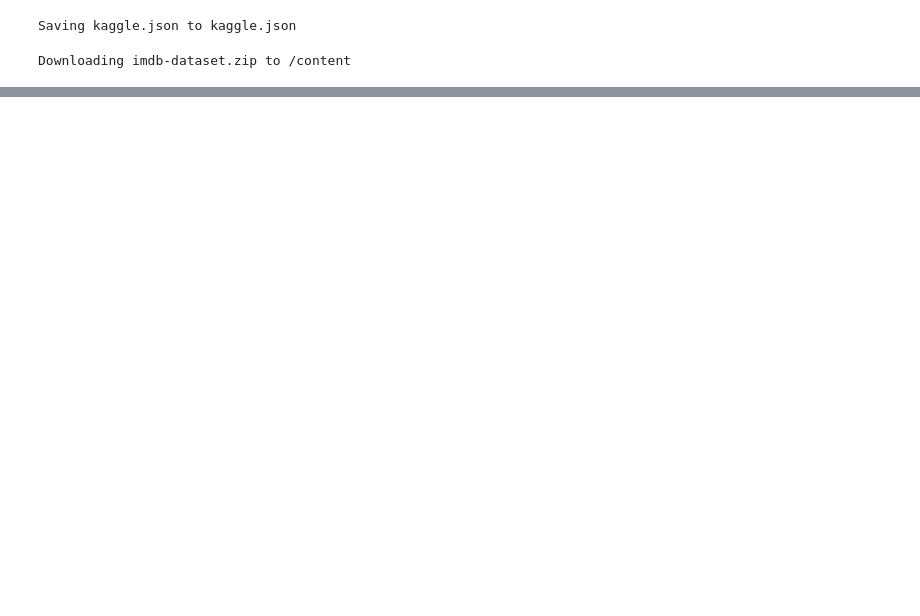
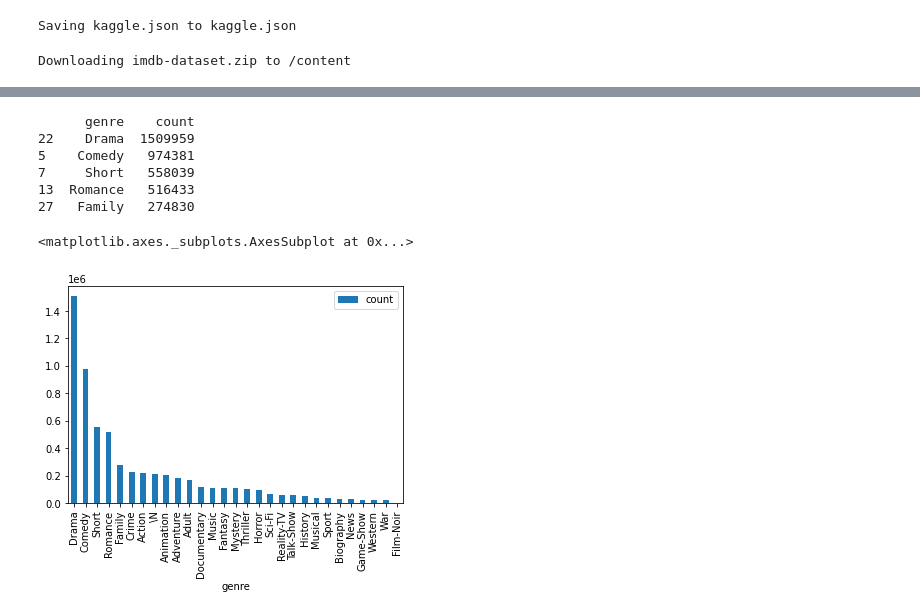
Before and after one commit to sergiopicascia/market-basket-analysis, a Jupyter notebook: Market_basket_analysis.ipynb, the cells around one changed output, grey strips where cells are left out. Saved outputs shown, nothing was run; the diff lists cells and outputs as text; code cells hidden in the pictures; blank space fills up the shorter version.

```diff
--- a/Market_basket_analysis.ipynb
+++ b/Market_basket_analysis.ipynb
@@ -33,0 +114,7 @@ replace imdb/name.basics.tsv/name.basics.tsv? [y]es, [n]o, [A]ll, [N]one, [r]ena
+# %%
+# Drop duplicates and rename columns
+principals = principals.dropDuplicates(['tconst', 'nconst']) \
+            .withColumnRenamed('tconst', 'movie') \
+            .withColumnRenamed('nconst', 'actor')
+
+principals.show(10)
@@ -33,0 +239,22 @@ replace imdb/name.basics.tsv/name.basics.tsv? [y]es, [n]o, [A]ll, [N]one, [r]ena
+# %%
+# Number of movies per genre
+query = """SELECT tconst, genres
+        FROM baskets INNER JOIN titles ON movie = tconst
+        WHERE genres IS NOT NULL"""
+movies_genre = spark.sql(query)
+movies_genre = movies_genre.select('genres').rdd.flatMap(lambda x: (x[0].split(','))).map(lambda x: (x, 1))
+movies_genre = movies_genre.reduceByKey(lambda a, b: a+b)
+movies_genre_pd = spark.createDataFrame(movies_genre).toPandas()
+movies_genre_pd.rename(columns={'_1': 'genre', '_2': 'count'}, inplace=True)
+movies_genre_pd.sort_values('count', ascending=False, inplace=True)
+print(movies_genre_pd.head())
+movies_genre_pd.plot.bar(x='genre')
+# %% [output]
+      genre    count
+22    Drama  1509959
+5    Comedy   974381
+7     Short   558039
+13  Romance   516433
+27   Family   274830
+<matplotlib.axes._subplots.AxesSubplot at 0x...>
+[figure, added]
```
Also changed, not shown: parts of 36 cells of this notebook.
